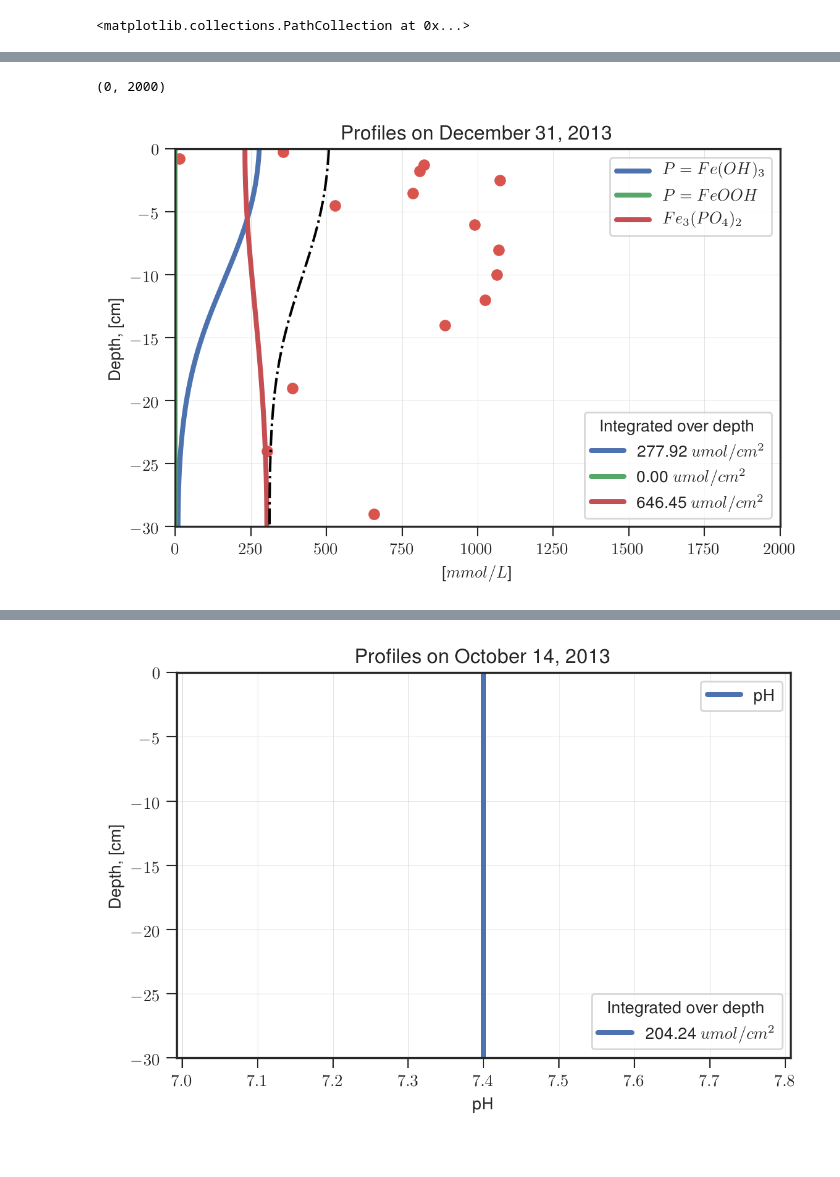
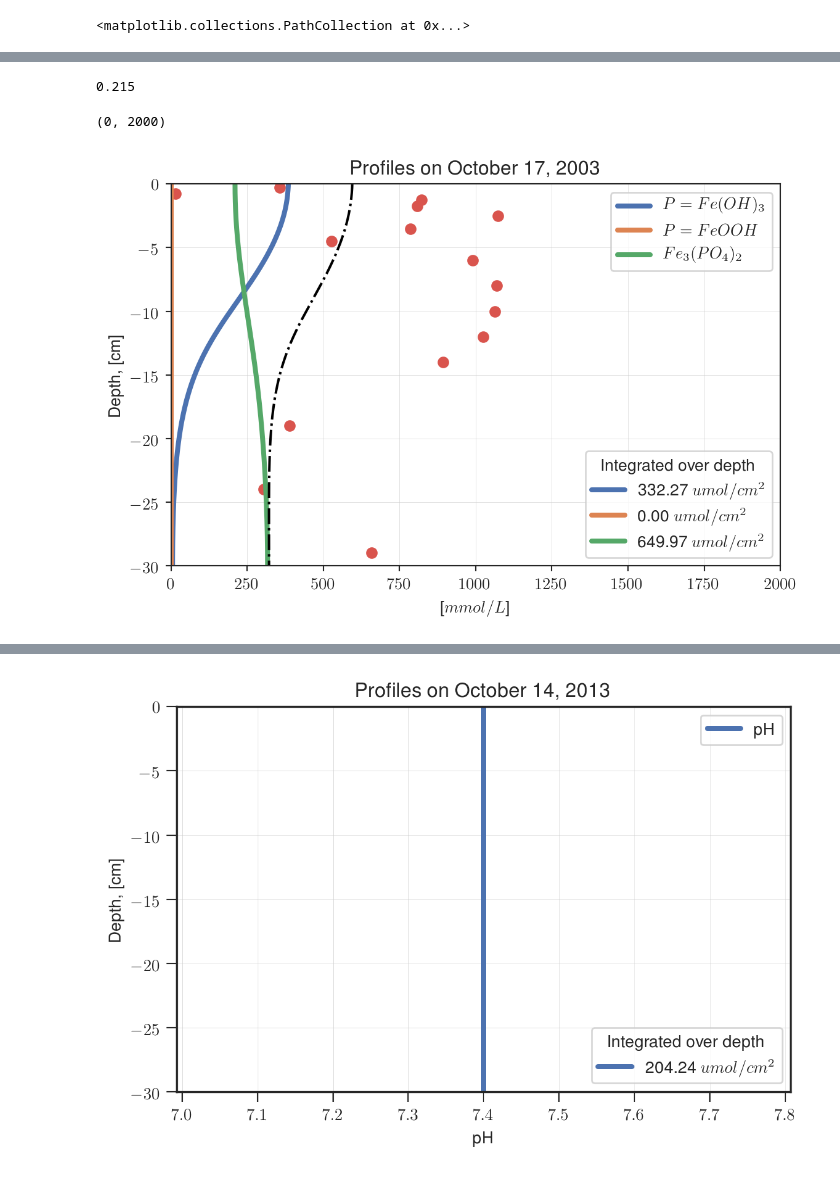
Before and after one commit to biogeochemistry/MyLake_v2_Vansjo, a Jupyter notebook: Postproc_code/sediment data.ipynb, the cells around one changed output, grey strips where cells are left out. Saved outputs shown, nothing was run; the diff lists cells and outputs as text; code cells hidden in the pictures.

```diff
--- a/Postproc_code/sediment data.ipynb
+++ b/Postproc_code/sediment data.ipynb
@@ -96,17 +101,21 @@ ax.scatter(sediment_data['S']/32, sediment_data['Depth'], c=sns.xkcd_rgb["pale r
 ius = Rbf(sediment_data['Depth'][2:], sediment_data['Fe-P'][2:]/30.973)
 # yi = ius(-z)
 # list(yi)
+# %%
+y_a
+# %% [output]
+0.215
 # %%
 init_a = 19.0105
-ax = plotter.profile_with_sum('sediment', ['PO4adsa', 'PO4adsb', 'Fe3PO42'], years_ago=0.)
+ax = plotter.profile_with_sum('sediment', ['PO4adsa', 'PO4adsb', 'Fe3PO42'], years_ago=y_a+10)
 # ax = plotter.profile('sediment', ['PO4adsa', 'PO4adsb', 'Fe3PO42'], years_ago=0)
 # ax = plotter.profile_with_sum('sediment', ['PO4adsa', 'PO4adsb', 'Fe3PO42'], years_ago=0)
 ax.scatter(sediment_data['Fe-P']/30.973*2.5*1000, sediment_data['Depth'], c=sns.xkcd_rgb["pale red"], label=None)
 # ax.plot(yi, -z, '-.',c=sns.xkcd_rgb["pale red"], label=None)
 plt.xlim(0,2000)
 # %% [output]
 (0, 2000)
-[figure, old version]
+[figure, new version]
 # %%
 # ax = plotter.rate_profile('sediment', ['R33a', 'R33b'])
 # %%
```
Also changed, not shown: parts of 32 cells of this notebook, 16 other files.
